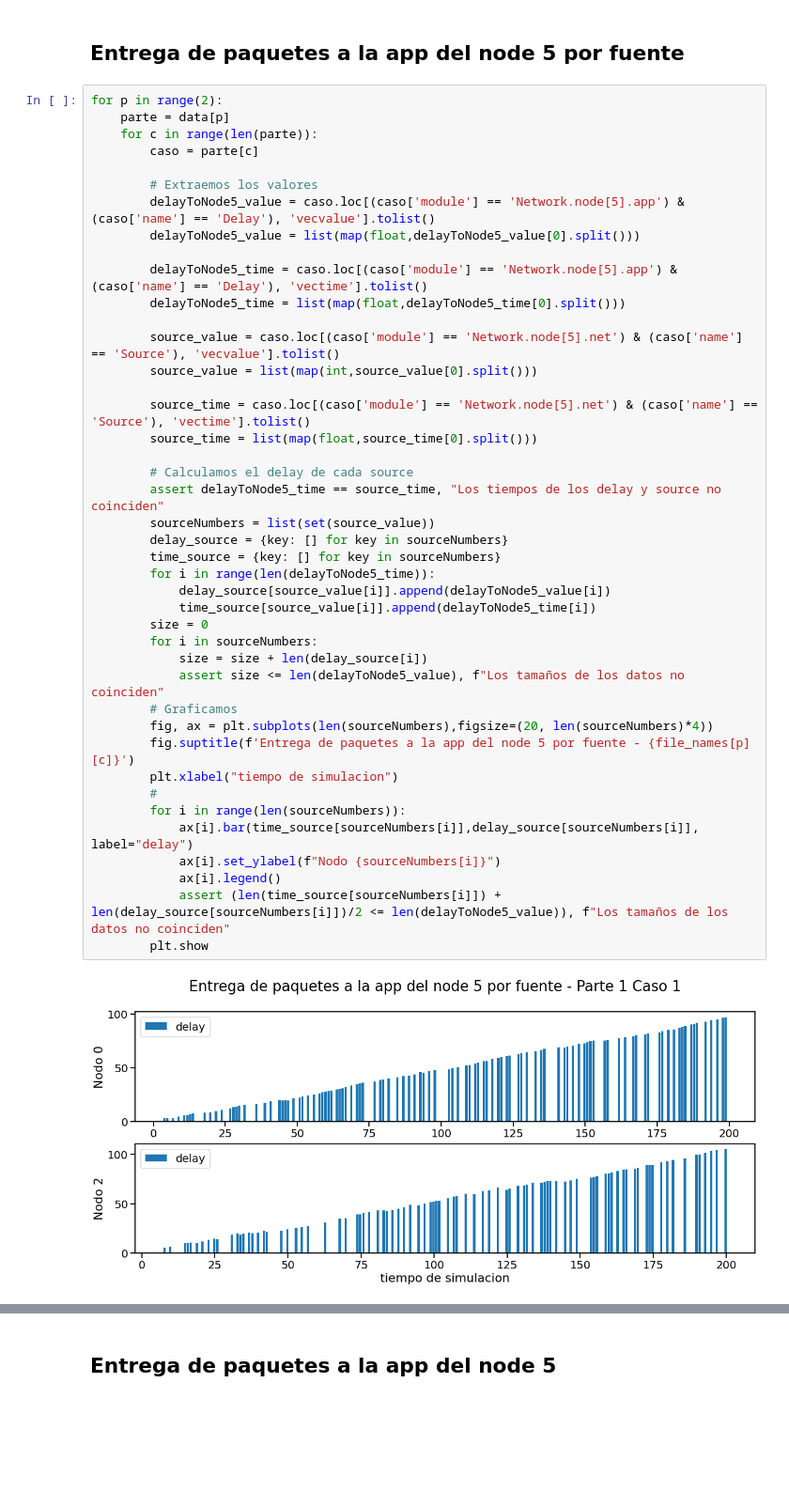
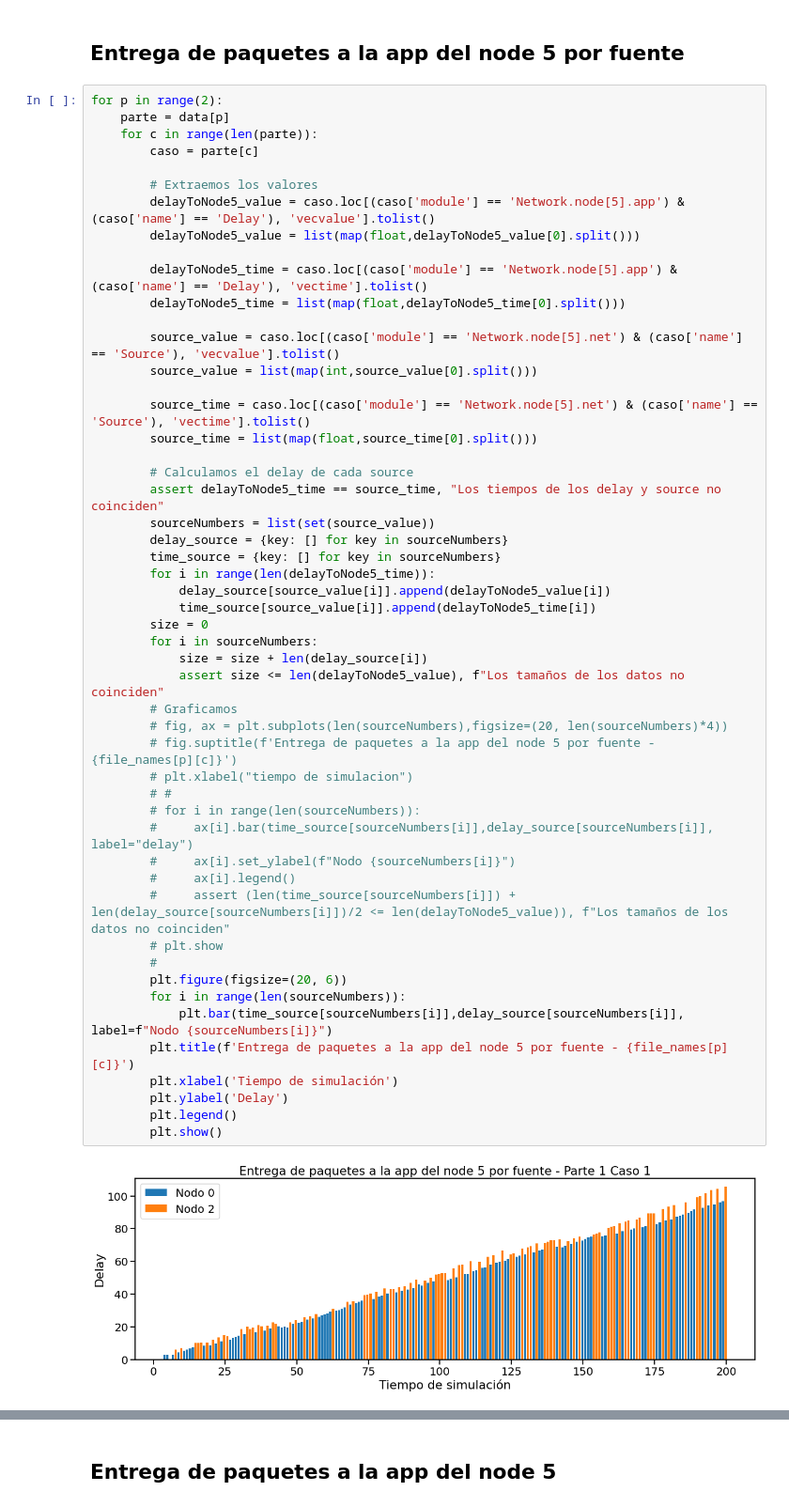
Before and after one commit to Kidmand/Redes-LAB-4, a Jupyter notebook: Graficas, consigna, informe/Notebook-results.ipynb, the cells around one changed output, grey strips where cells are left out. Shown at 94% size. Cells and saved outputs as stored; diff of their text form; blank space fills up the shorter version.

```diff
--- a/Graficas, consigna, informe/Notebook-results.ipynb
+++ b/Graficas, consigna, informe/Notebook-results.ipynb
@@ -116,39 +117,48 @@ for p in range(2):
 
         # Extraemos los valores
         delayToNode5_value = caso.loc[(caso['module'] == 'Network.node[5].app') & (caso['name'] == 'Delay'), 'vecvalue'].tolist()
         delayToNode5_value = list(map(float,delayToNode5_value[0].split()))
 
         delayToNode5_time = caso.loc[(caso['module'] == 'Network.node[5].app') & (caso['name'] == 'Delay'), 'vectime'].tolist()
         delayToNode5_time = list(map(float,delayToNode5_time[0].split()))
 
         source_value = caso.loc[(caso['module'] == 'Network.node[5].net') & (caso['name'] == 'Source'), 'vecvalue'].tolist()
         source_value = list(map(int,source_value[0].split()))
 
         source_time = caso.loc[(caso['module'] == 'Network.node[5].net') & (caso['name'] == 'Source'), 'vectime'].tolist()
         source_time = list(map(float,source_time[0].split()))
 
         # Calculamos el delay de cada source
         assert delayToNode5_time == source_time, "Los tiempos de los delay y source no coinciden"
         sourceNumbers = list(set(source_value))
         delay_source = {key: [] for key in sourceNumbers}
         time_source = {key: [] for key in sourceNumbers}
         for i in range(len(delayToNode5_time)):
             delay_source[source_value[i]].append(delayToNode5_value[i])
             time_source[source_value[i]].append(delayToNode5_time[i])
         size = 0
         for i in sourceNumbers:
             size = size + len(delay_source[i])
             assert size <= len(delayToNode5_value), f"Los tamaños de los datos no coinciden"
         # Graficamos
-        fig, ax = plt.subplots(len(sourceNumbers),figsize=(20, len(sourceNumbers)*4))
-        fig.suptitle(f'Entrega de paquetes a la app del node 5 por fuente - {file_names[p][c]}')
-        plt.xlabel("tiempo de simulacion")
+        # fig, ax = plt.subplots(len(sourceNumbers),figsize=(20, len(sourceNumbers)*4))
+        # fig.suptitle(f'Entrega de paquetes a la app del node 5 por fuente - {file_names[p][c]}')
+        # plt.xlabel("tiempo de simulacion")
+        # #
+        # for i in range(len(sourceNumbers)):
+        #     ax[i].bar(time_source[sourceNumbers[i]],delay_source[sourceNumbers[i]], label="delay")
+        #     ax[i].set_ylabel(f"Nodo {sourceNumbers[i]}")
+        #     ax[i].legend()
+        #     assert (len(time_source[sourceNumbers[i]]) + len(delay_source[sourceNumbers[i]])/2 <= len(delayToNode5_value)), f"Los tamaños de los datos no coinciden"
+        # plt.show
         #
+        plt.figure(figsize=(20, 6))
         for i in range(len(sourceNumbers)):
-            ax[i].bar(time_source[sourceNumbers[i]],delay_source[sourceNumbers[i]], label="delay")
-            ax[i].set_ylabel(f"Nodo {sourceNumbers[i]}")
-            ax[i].legend()
-            assert (len(time_source[sourceNumbers[i]]) + len(delay_source[sourceNumbers[i]])/2 <= len(delayToNode5_value)), f"Los tamaños de los datos no coinciden"
-        plt.show
+            plt.bar(time_source[sourceNumbers[i]],delay_source[sourceNumbers[i]], label=f"Nodo {sourceNumbers[i]}")
+        plt.title(f'Entrega de paquetes a la app del node 5 por fuente - {file_names[p][c]}')
+        plt.xlabel('Tiempo de simulación')
+        plt.ylabel('Delay')
+        plt.legend()
+        plt.show()
 # %% [output]
-[figure, old version]
+[figure, new version]
```
Also changed, not shown: parts of 11 cells of this notebook.
